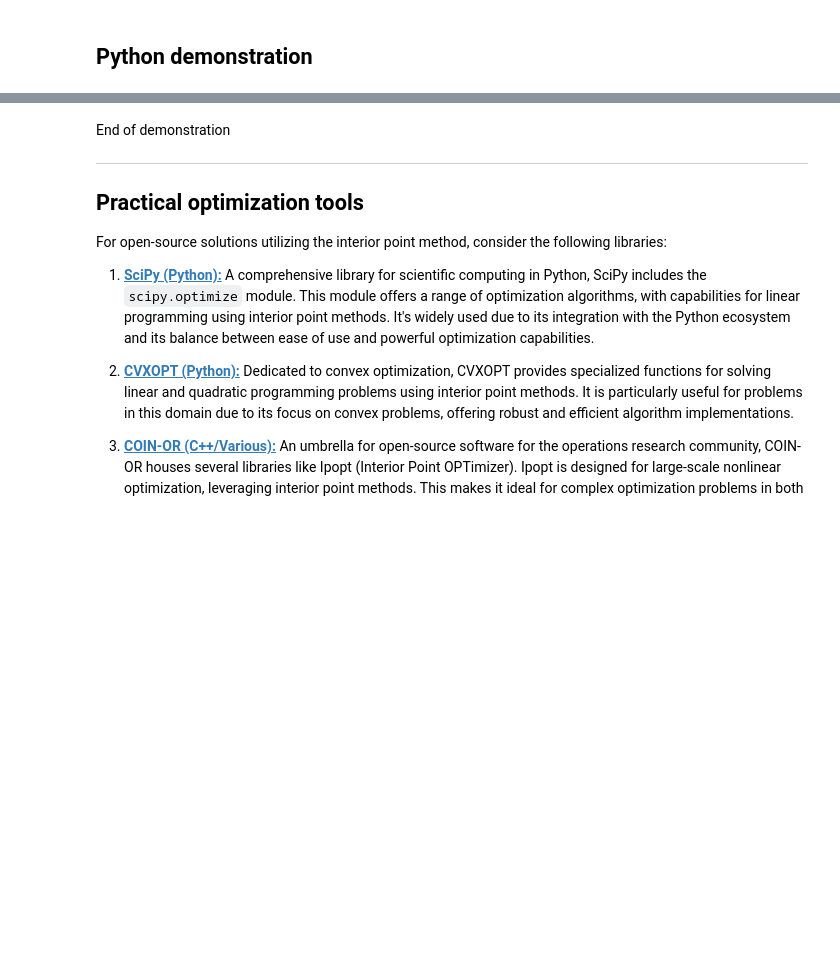
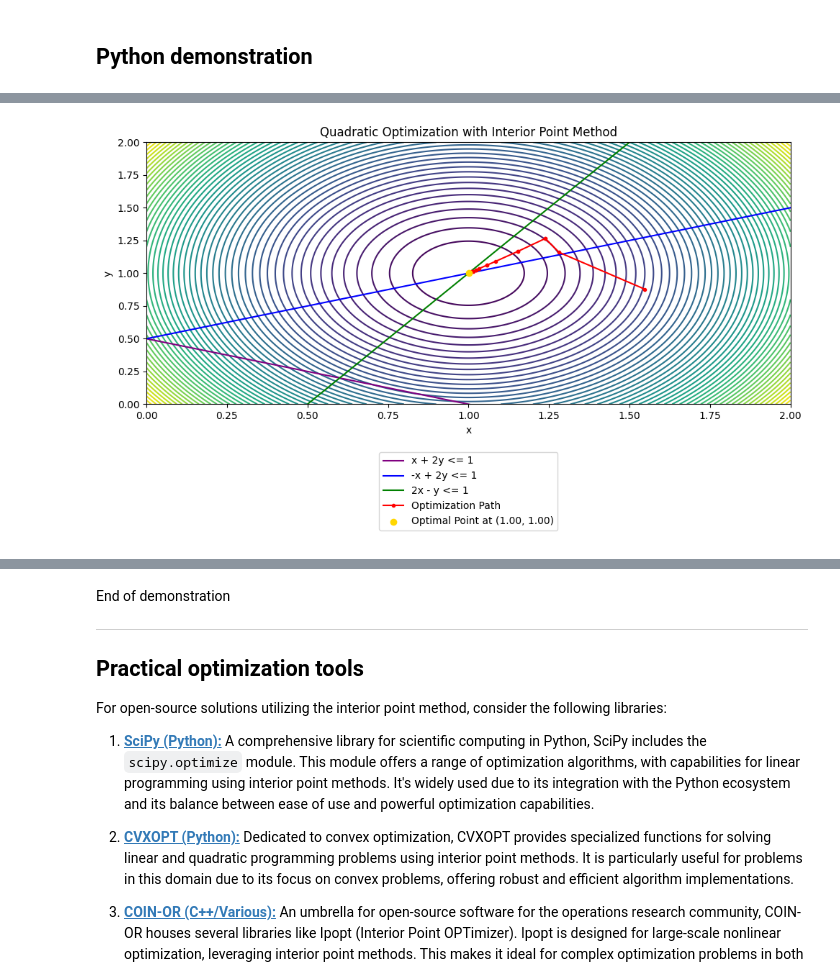
Before and after one commit to MaloLM/optimization-algorithms-guide, a Jupyter notebook: algorithms/deterministic mathematical optimization/Interior point method.ipynb, the cells around one changed output, grey strips where cells are left out. Cells and saved outputs as stored; diff of their text form; code cells hidden in the pictures; blank space fills up the shorter version.

```diff
--- a/algorithms/deterministic mathematical optimization/Interior point method.ipynb
+++ b/algorithms/deterministic mathematical optimization/Interior point method.ipynb
@@ -104,0 +89,86 @@ Point optimal trouvé: ( 4.883844647167765e-07 , 1.1823292323622598e-07 )
+# %%
+import numpy as np
+import matplotlib.pyplot as plt
+from scipy.optimize import minimize
+
+# Define the quadratic objective function
+def objective_function(x):
+    Q = np.array([[2, 0], [0, 1]])
+    c = np.array([-2, -1])
+    return 0.5 * np.dot(x.T, np.dot(Q, x)) + np.dot(c, x)
+
+# Define the constraint functions
+def constraint1(x):
+    return x[0] + 2 * x[1] - 1
+
+def constraint2(x):
+    return -x[0] + 2 * x[1] - 1
+
+def constraint3(x):
+    return 2 * x[0] - x[1] - 1
+
+# Define constraints for scipy.optimize
+cons = [{'type': 'ineq', 'fun': c} for c in [constraint1, constraint2, constraint3]]
+
+# Optimization path tracking using a class
+class OptimizationPath:
+    def __init__(self):
+        self.path = []
+
+    def callback(self, xk, OptimizeResult):
+        self.path.append(xk)
+
+# Create an instance of the OptimizationPath class
+opt_path = OptimizationPath()
+
+# Initial guess with random values
+rng_engine = np.random.default_rng(seed=42)
+x0x = rng_engine.uniform(low=0, high=2)
+x0y = rng_engine.uniform(low=0, high=2)
+x0 = np.array([x0x, x0y])
+
+# Perform the optimization
+result = minimize(objective_function, x0, method='trust-constr', constraints=cons, callback=opt_path.callback, options={'disp': True})
+
+# Extract the optimal solution
+x_optimal = result.x
+
+
+### PLOTTING
+
+# Visualization with subplots for legend
+fig_width, fig_height = 10, 6  # Width and height in inches
+fig, ax = plt.subplots(2, 1, figsize=(fig_width, fig_height), gridspec_kw={'height_ratios': [3, 1]})
+
+# Main plot
+x = np.linspace(0, 2, 1000)
+y = np.linspace(0, 2, 1000)
+X, Y = np.meshgrid(x, y)
+Z = 0.5 * (2 * X**2 + Y**2) - 2 * X - Y
+
+ax[0].contour(X, Y, Z, 50)
+ax[0].plot(x, (1 - x) / 2, 'purple', label='x + 2y <= 1')
+ax[0].plot(x, (1 + x) / 2, 'b', label='-x + 2y <= 1')
+ax[0].plot(x, (2*x - 1), 'g', label='2x - y <= 1')
+ax[0].plot(*zip(*opt_path.path), 'ro-', markersize=3, label='Optimization Path')
+ax[0].scatter(x_optimal[0], x_optimal[1], color='gold', zorder=5, label='Optimal Point')
+ax[0].set_xlim(-0, 2)
+ax[0].set_ylim(-0, 2)
+ax[0].set_xlabel('x')
+ax[0].set_ylabel('y')
+ax[0].set_title('Quadratic Optimization with Interior Point Method')
+
+# Legend in a separate subplot
+ax[1].axis('off')
+handles, labels = ax[0].get_legend_handles_labels()
+rounded_solution = f"({x_optimal[0]:.2f}, {x_optimal[1]:.2f})"
+labels[-1] += f" at {rounded_solution}"  # Append rounded solution to the label of the optimal point
+ax[1].legend(handles, labels, loc='center')
+
+plt.tight_layout()
+plt.show()
+
+# Print the optimal solution
+print("Optimal solution:", x_optimal)
+print("Objective function value:", objective_function(x_optimal))
+# %% [output]
@@ -104,0 +177 @@ Point optimal trouvé: ( 4.883844647167765e-07 , 1.1823292323622598e-07 )
+[figure, added]
```
Also changed, not shown: parts of 5 cells of this notebook, 26 other files.
